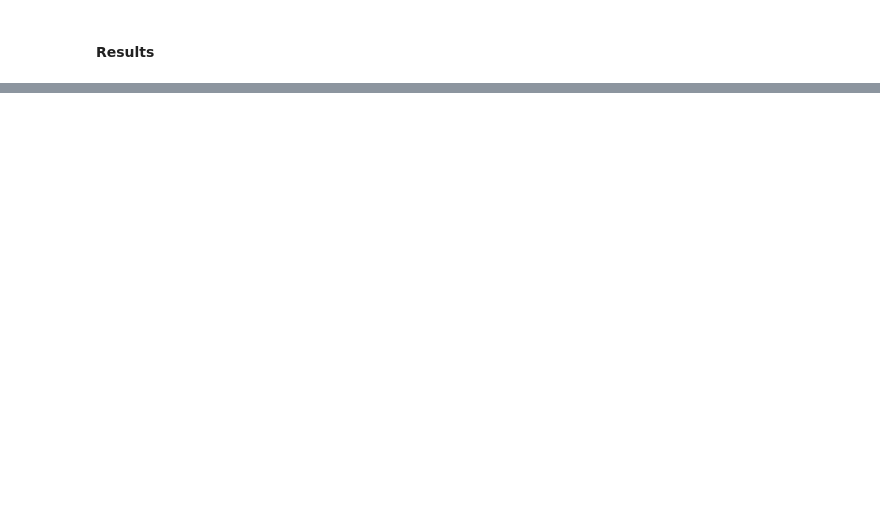
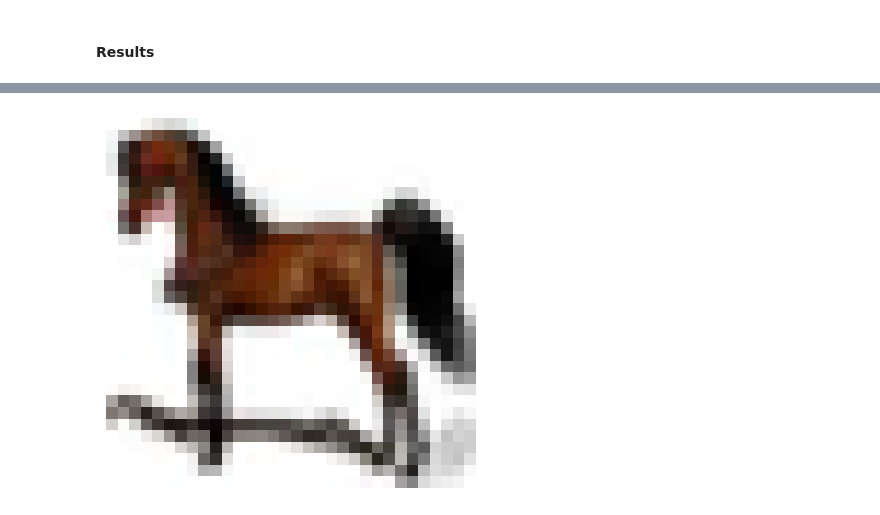
Before and after one commit to hayashady/NU_MSDS, a Jupyter notebook: 458 - Artificial Intelligence & Deep Learning/458.5 - Spatial Data Processing: Convolutional Neural Networks/Assignment2Hayashi.ipynb, the cells around one changed output, grey strips where cells are left out. Saved outputs shown, nothing was run; the diff lists cells and outputs as text; code cells hidden in the pictures; blank space fills up the shorter version.

```diff
--- a/458 - Artificial Intelligence & Deep Learning/458.5 - Spatial Data Processing: Convolutional Neural Networks/Assignment2Hayashi.ipynb
+++ b/458 - Artificial Intelligence & Deep Learning/458.5 - Spatial Data Processing: Convolutional Neural Networks/Assignment2Hayashi.ipynb
@@ -768,0 +801,23 @@ plt.show()
+# %%
+(_,_), (test_images, test_labels) = tf.keras.datasets.cifar10.load_data()
+
+img = test_images[2004]
+img_tensor = image.img_to_array(img)
+img_tensor = np.expand_dims(img_tensor, axis=0)
+
+class_names = ['airplane'
+,'automobile'
+,'bird'
+,'cat'
+,'deer'
+,'dog'
+,'frog'
+,'horse'
+,'ship'
+,'truck']
+
+plt.imshow(img, cmap='viridis')
+plt.axis('off')
+plt.show()
+# %% [output]
+[figure, added]
```
Also changed, not shown: parts of 19 cells of this notebook, 10 other files.
